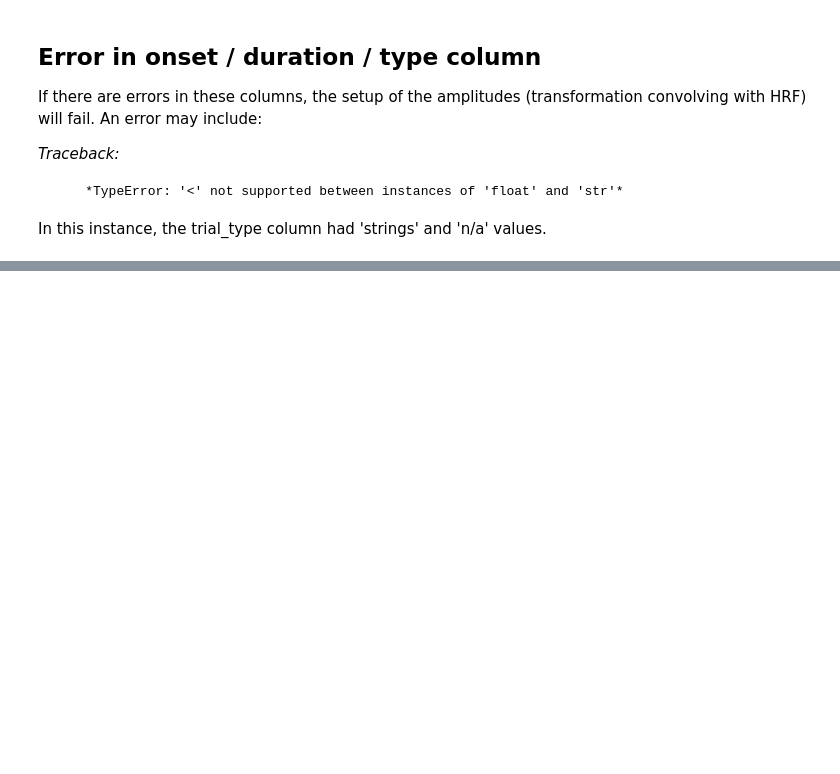
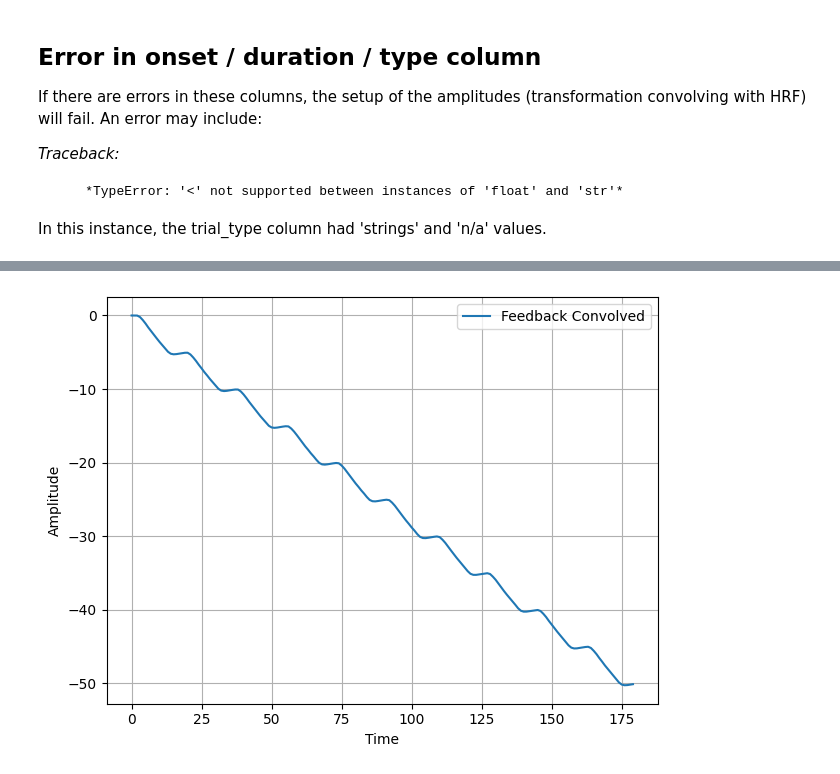
Before and after one commit to lobennett/openneuro_glmfitlins, a Jupyter notebook: scripts/jupyter_notebooks/transformations.ipynb, the cells around one changed output, grey strips where cells are left out. Saved outputs shown, nothing was run; the diff lists cells and outputs as text; code cells hidden in the pictures; blank space fills up the shorter version.

```diff
--- a/scripts/jupyter_notebooks/transformations.ipynb
+++ b/scripts/jupyter_notebooks/transformations.ipynb
@@ -919,0 +956,4 @@ In this instance, the trial_type column had 'strings' and 'n/a' values.
+# %%
+root_dir = "/oak/stanford/groups/russpold/data/openneuro_fitlins/analyses/ds000002"
+task_designs = list(Path(root_dir).rglob("*task-probabilisticclassification_*_design.tsv"))
+len(task_designs)
@@ -919,0 +983,14 @@ In this instance, the trial_type column had 'strings' and 'n/a' values.
+# %%
+import pandas as pd
+import matplotlib.pyplot as plt
+
+plt.plot(pd.read_csv(task_designs[5],sep='\t')['trial_type.feedback'], label='Feedback Convolved')
+
+plt.xlabel('Time')
+plt.ylabel('Amplitude')
+plt.legend()
+plt.grid(True)
+plt.tight_layout()
+plt.show()
+# %% [output]
+[figure, added]
```
Also changed, not shown: parts of 7 cells of this notebook, 28 other files.
